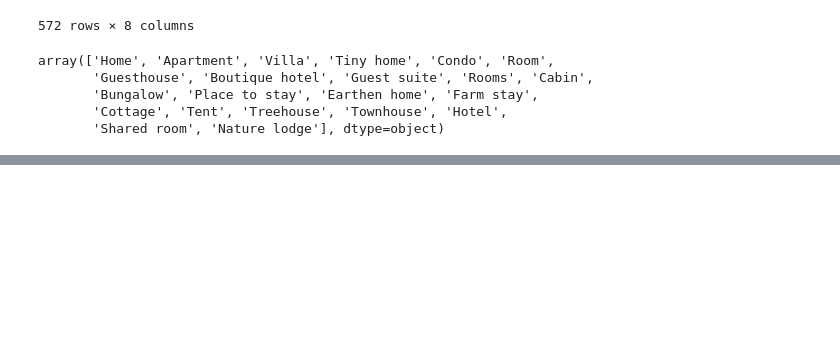
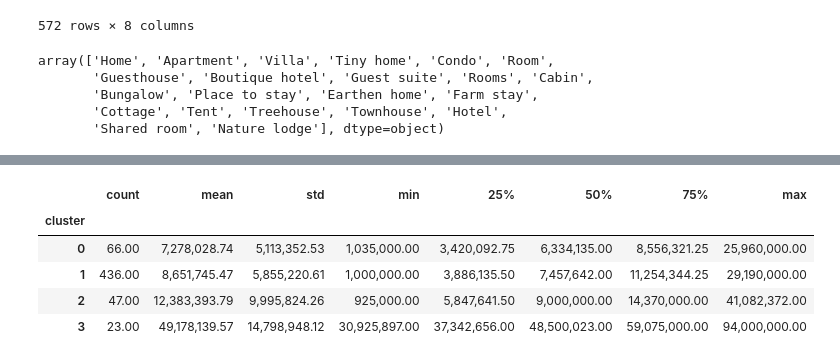
Before and after one commit to fzkmdly/AirBnb, a Jupyter notebook: hotelRev.ipynb, the cells around one changed output, grey strips where cells are left out. Saved outputs shown, nothing was run; the diff lists cells and outputs as text; code cells hidden in the pictures; blank space fills up the shorter version.

```diff
--- a/hotelRev.ipynb
+++ b/hotelRev.ipynb
@@ -460,0 +590,9 @@ array(['Home', 'Apartment', 'Villa', 'Tiny home', 'Condo', 'Room',
+# %%
+df.groupby('cluster')['harga'].describe().style.format(lambda x: f'{x:,.2f}')
+# %% [output]
+|  | count | mean | std | min | 25% | 50% | 75% | max |
+| cluster |  |  |  |  |  |  |  |  |
+| 0 | 66.00 | 7,278,028.74 | 5,113,352.53 | 1,035,000.00 | 3,420,092.75 | 6,334,135.00 | 8,556,321.25 | 25,960,000.00 |
+| 1 | 436.00 | 8,651,745.47 | 5,855,220.61 | 1,000,000.00 | 3,886,135.50 | 7,457,642.00 | 11,254,344.25 | 29,190,000.00 |
+| 2 | 47.00 | 12,383,393.79 | 9,995,824.26 | 925,000.00 | 5,847,641.50 | 9,000,000.00 | 14,370,000.00 | 41,082,372.00 |
+| 3 | 23.00 | 49,178,139.57 | 14,798,948.12 | 30,925,897.00 | 37,342,656.00 | 48,500,023.00 | 59,075,000.00 | 94,000,000.00 |
```
Also changed, not shown: parts of 16 cells of this notebook.
